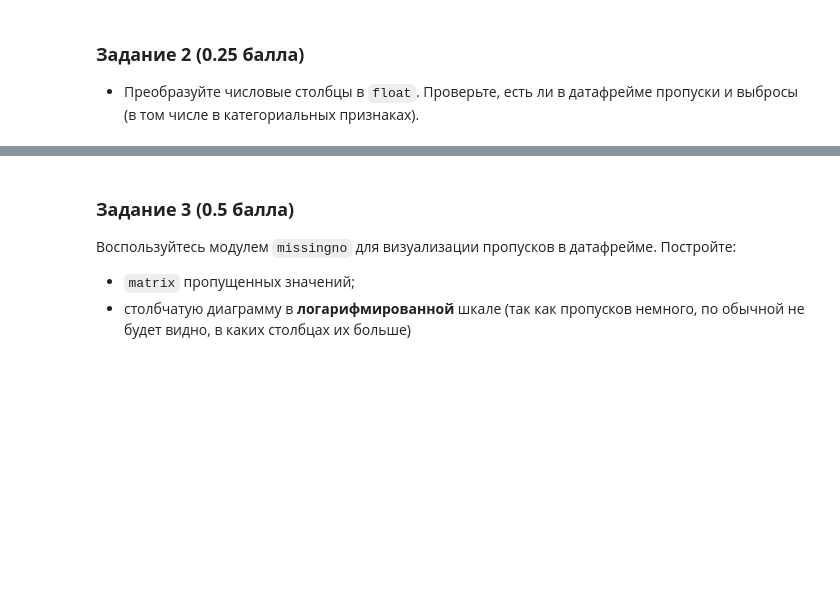
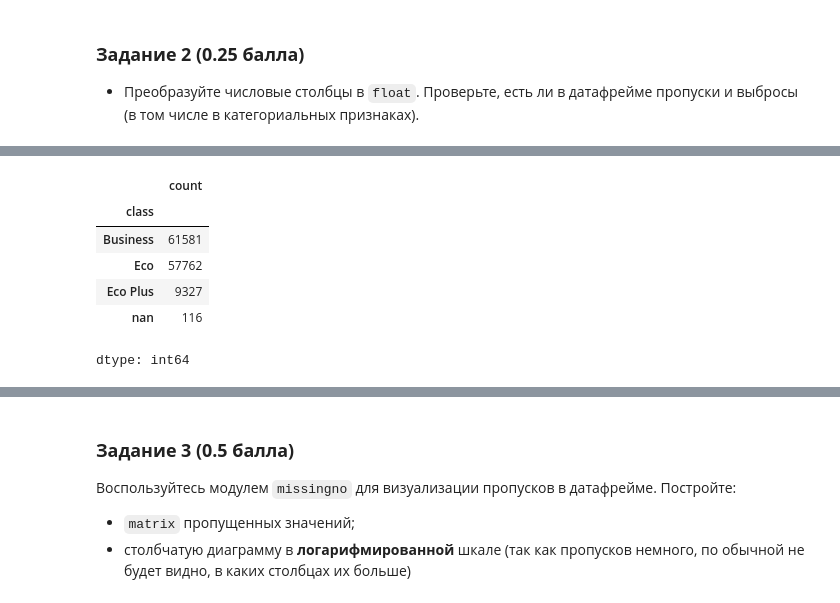
Before and after one commit to VladislavTokarev02/AI_ML_homework, a Jupyter notebook: Hometasks/Base/AI_HW4_woodenML_base.ipynb, the cells around one changed output, grey strips where cells are left out. Cells and saved outputs as stored; diff of their text form; code cells hidden in the pictures; blank space fills up the shorter version.

```diff
--- a/Hometasks/Base/AI_HW4_woodenML_base.ipynb
+++ b/Hometasks/Base/AI_HW4_woodenML_base.ipynb
@@ -170,0 +246,10 @@ assert df.shape == (129_549, 23)
+# %%
+data['class'].value_counts()
+# %% [output]
+|  | count |
+| class |  |
+| Business | 61581 |
+| Eco | 57762 |
+| Eco Plus | 9327 |
+| nan | 116 |
+dtype: int64
```
Also changed, not shown: parts of 19 cells of this notebook.
